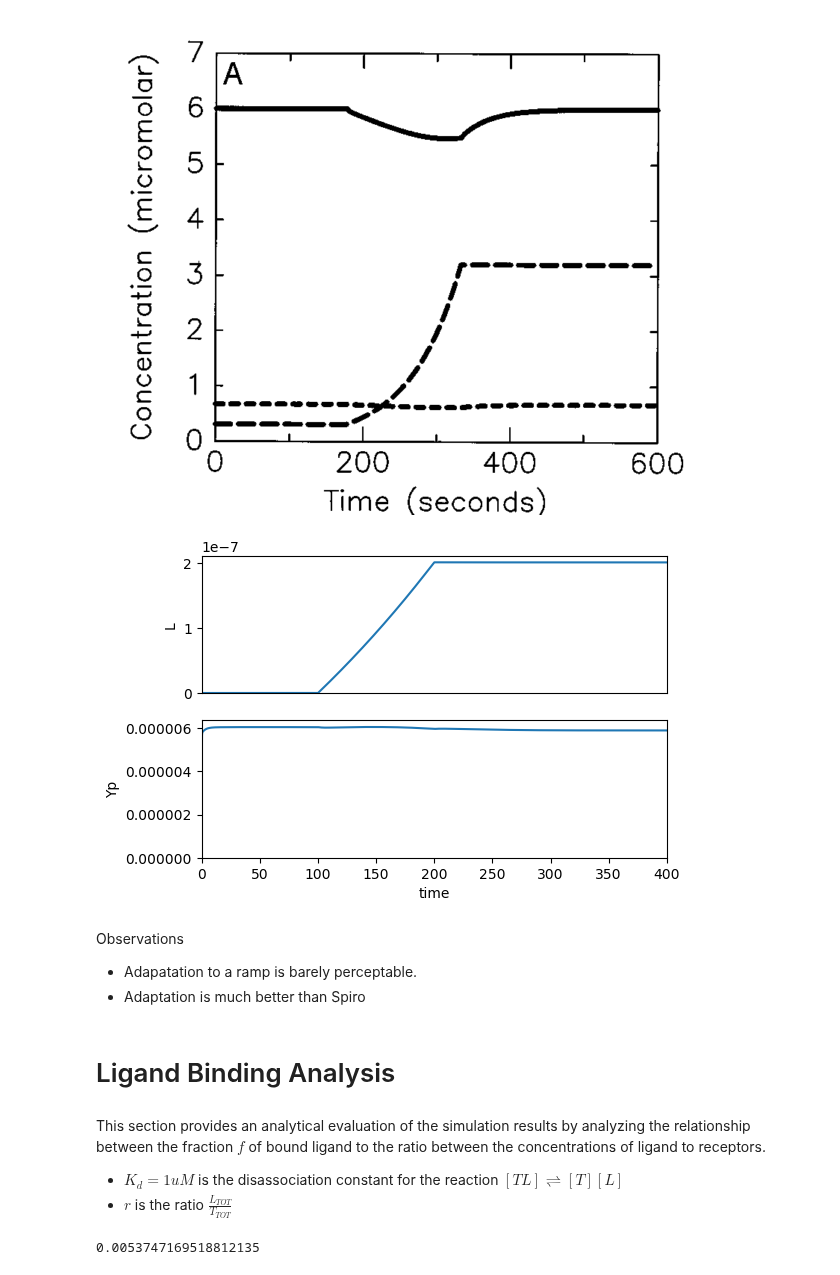
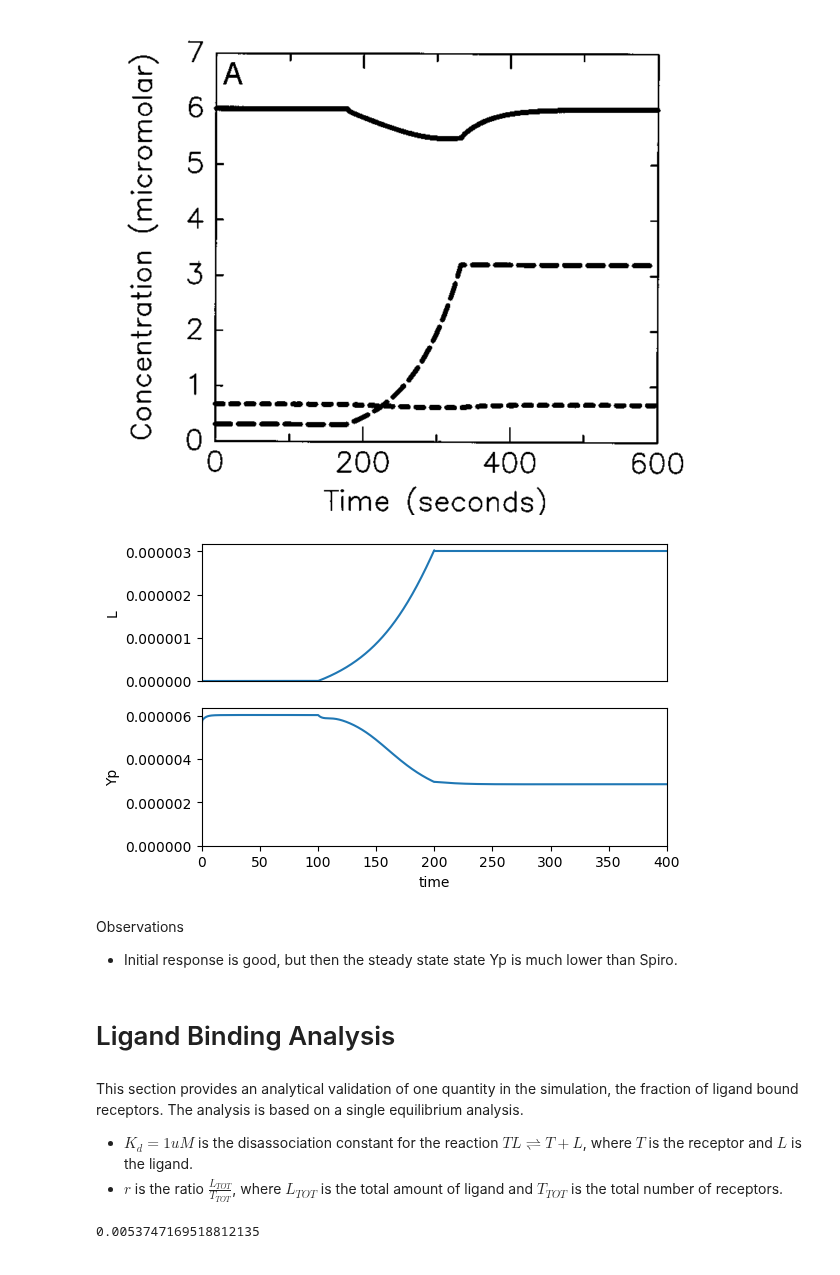
Before and after one commit to ScienceStacks/BioCellControl, a Jupyter notebook: Analysis/chemotaxis.ipynb, the cells around one changed output. Saved outputs shown, nothing was run; the diff lists cells and outputs as text; code cells hidden in the pictures.

Commit message:
Refined analysis

```diff
--- a/Analysis/chemotaxis.ipynb
+++ b/Analysis/chemotaxis.ipynb
@@ -238,21 +217,20 @@ display(Image(filename='img/spiro_ramp.png'))
 [figure]
 # %%
 # Where does the ligand go?
-elements = ["at (time > 100): k0 = 0.015e-6", "at (time > 200): k0 = 0, L=0.2e-6"]
+elements = ["at (time > 100): k0 = 0.09e-6", "at (time > 200): k0 = 0, L=3e-6"]
 sim(elements=elements)
 plotter.lines(["L", "Yp"])
 # %% [output]
-[figure, old version]
+[figure, new version]
-# %% [markdown]
-Observations
-- Adapatation to a ramp is barely perceptable.
-- Adaptation is much better than Spiro
+# %% [markdown]
+Observations
+- Initial response is good, but then the steady state state Yp is much lower than Spiro.
 # %% [markdown]
 # Ligand Binding Analysis
 # %% [markdown]
-This section provides an analytical evaluation of the simulation results by analyzing the relationship between the fraction $f$ of bound ligand to the ratio between the concentrations of ligand to receptors.
-- $K_d = 1uM$ is the disassociation constant for the reaction $[TL] \rightleftharpoons [T][L]$
-- $r$ is the ratio $\frac{L_{TOT}}{T_{TOT}}$
+This section provides an analytical validation of one quantity in the simulation, the fraction of ligand bound receptors. The analysis is based on a single equilibrium analysis.
+- $K_d = 1uM$ is the disassociation constant for the reaction $TL \rightleftharpoons T + L$, where $T$ is the receptor and $L$ is the ligand.
+- $r$ is the ratio $\frac{L_{TOT}}{T_{TOT}}$, where $L_{TOT}$ is the total amount of ligand and $T_{TOT}$ is the total number of receptors.
 # %%
 Kd = 1e-6 # 1 micromolar
 TTOT = 8  # 8 micro molars
```
Also changed, not shown: parts of 34 cells of this notebook.
